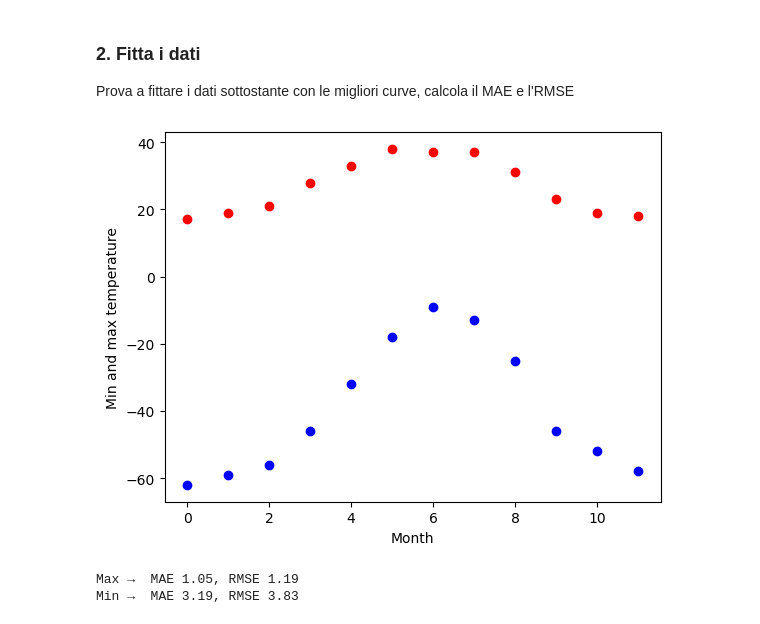
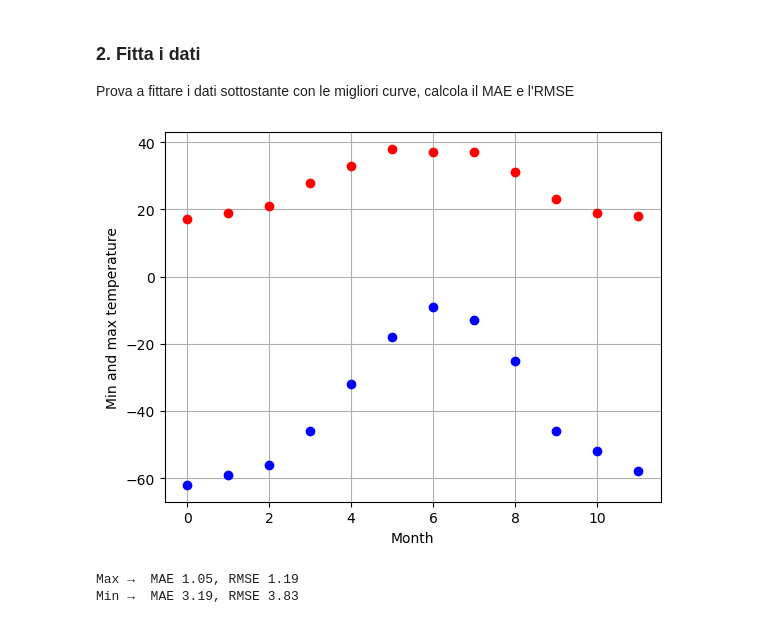
Before and after one commit to NicXVII/ProgrammingLab2, a Jupyter notebook: rifaiEs/6_Esericzi_lez6.ipynb, the cells around one changed output. Saved outputs shown, nothing was run; the diff lists cells and outputs as text; code cells hidden in the pictures.

```diff
--- a/rifaiEs/6_Esericzi_lez6.ipynb
+++ b/rifaiEs/6_Esericzi_lez6.ipynb
@@ -41,16 +41,17 @@ Prova a fittare i dati sottostante con le migliori curve, calcola il MAE e l'RMS
 # %%
 import numpy as np
 temp_max = np.array([17, 19, 21, 28, 33, 38, 37, 37, 31, 23, 19, 18])
 temp_min = np.array([-62, -59, -56, -46, -32, -18, -9, -13, -25, -46, -52, -58])
 import matplotlib.pyplot as plt
 months = np.arange(12)
 plt.plot(months, temp_max, "ro")
 plt.plot(months, temp_min, "bo")
 plt.xlabel("Month")
 plt.ylabel("Min and max temperature")
+plt.grid()
 plt.show()
 # %% [output]
-[figure, old version]
+[figure, new version]
 # %%
 from scipy.optimize import curve_fit
 
```
